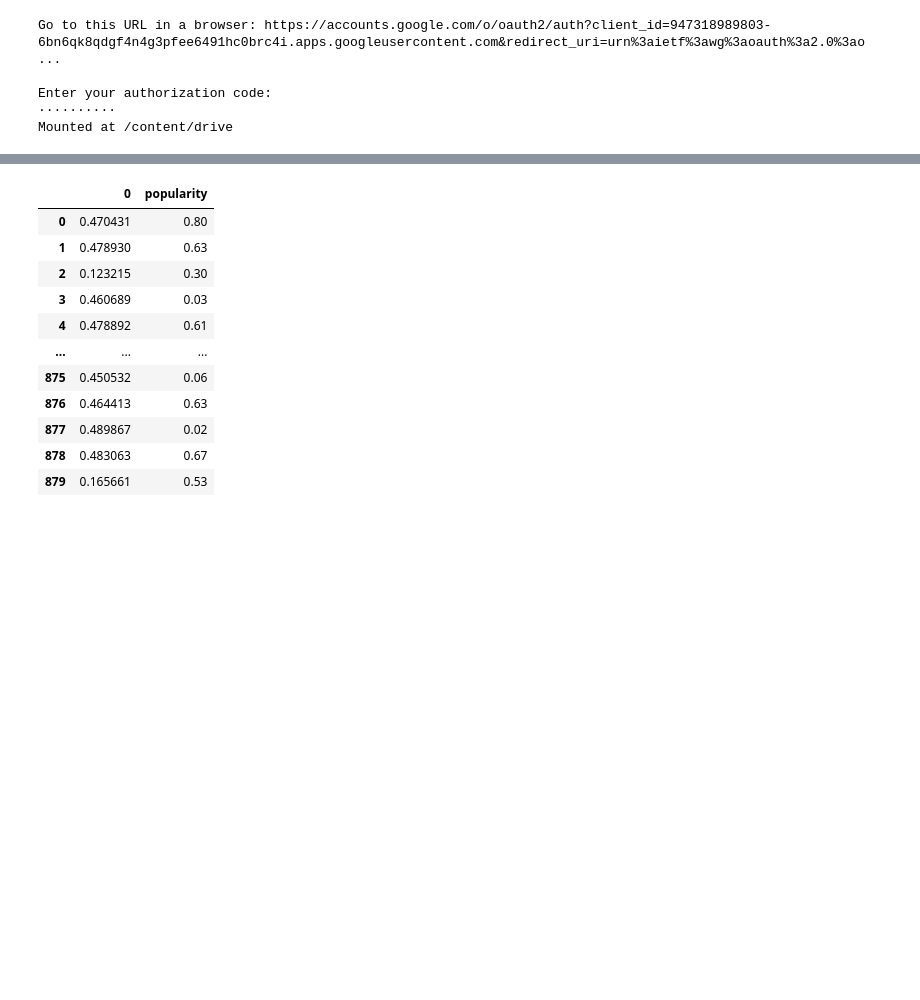
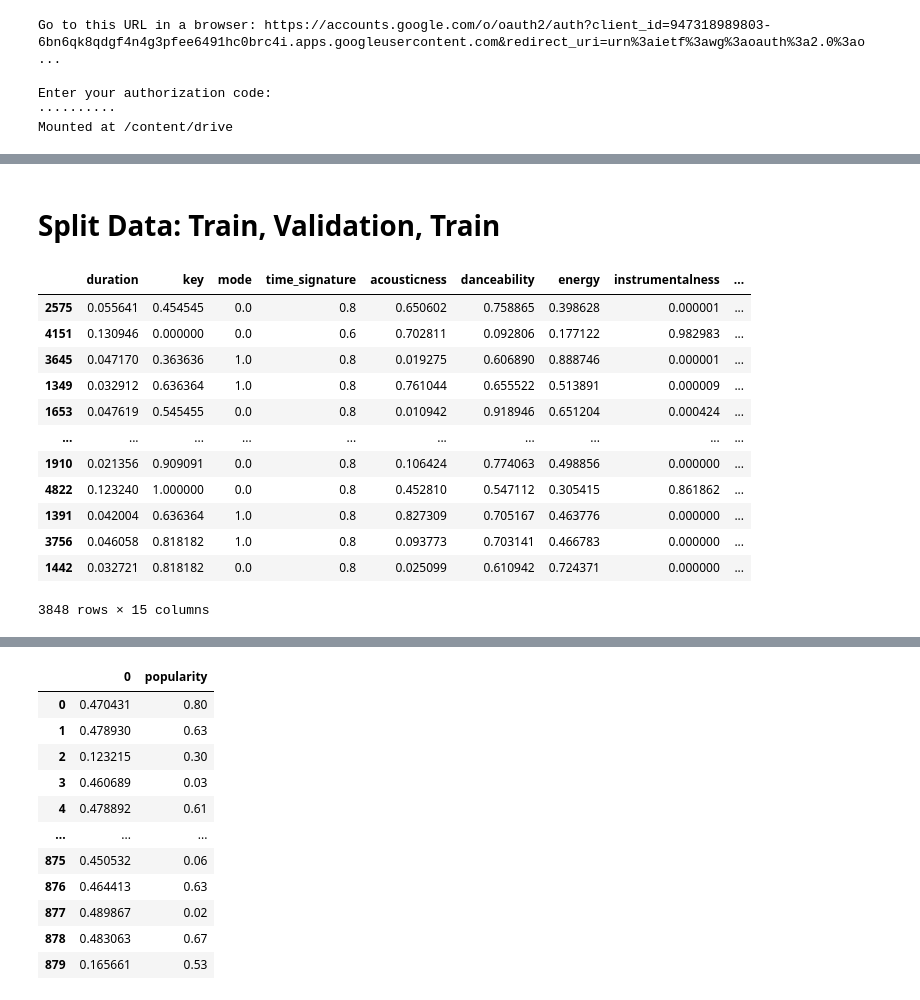
Before and after one commit to APS360-Team-34/Hit-Song-Prediction, a Jupyter notebook: Playground_Cynthia.ipynb, the cells around one changed output, grey strips where cells are left out. Cells and saved outputs as stored; diff of their text form; code cells hidden in the pictures; blank space fills up the shorter version.

```diff
--- a/Playground_Cynthia.ipynb
+++ b/Playground_Cynthia.ipynb
@@ -78,3 +109,5 @@ Loaded playlist from file: playlist_2sRZldX6n9oaII70OoO3zB
+# %% [markdown]
+# Split Data: Train, Validation, Train
 # %%
 def train_validate_test_split(df, train_percent=.7, validate_percent=.15, seed=50):
     np.random.seed(seed)
@@ -89,5 +131,19 @@ def train_validate_test_split(df, train_percent=.7, validate_percent=.15, seed=5
 # %%
-train, validate, test = train_validate_test_split(normalized_df)
+#train, validate, test = train_validate_test_split(normalized_df)
+# %% [output]
+|  | duration | key | mode | time_signature | acousticness | danceability | energy | instrumentalness | ... |
+| 2575 | 0.055641 | 0.454545 | 0.0 | 0.8 | 0.650602 | 0.758865 | 0.398628 | 0.000001 | ... |
+| 4151 | 0.130946 | 0.000000 | 0.0 | 0.6 | 0.702811 | 0.092806 | 0.177122 | 0.982983 | ... |
+| 3645 | 0.047170 | 0.363636 | 1.0 | 0.8 | 0.019275 | 0.606890 | 0.888746 | 0.000001 | ... |
+| 1349 | 0.032912 | 0.636364 | 1.0 | 0.8 | 0.761044 | 0.655522 | 0.513891 | 0.000009 | ... |
+| 1653 | 0.047619 | 0.545455 | 0.0 | 0.8 | 0.010942 | 0.918946 | 0.651204 | 0.000424 | ... |
+| ... | ... | ... | ... | ... | ... | ... | ... | ... | ... |
+| 1910 | 0.021356 | 0.909091 | 0.0 | 0.8 | 0.106424 | 0.774063 | 0.498856 | 0.000000 | ... |
+| 4822 | 0.123240 | 1.000000 | 0.0 | 0.8 | 0.452810 | 0.547112 | 0.305415 | 0.861862 | ... |
+| 1391 | 0.042004 | 0.636364 | 1.0 | 0.8 | 0.827309 | 0.705167 | 0.463776 | 0.000000 | ... |
+| 3756 | 0.046058 | 0.818182 | 1.0 | 0.8 | 0.093773 | 0.703141 | 0.466783 | 0.000000 | ... |
+| 1442 | 0.032721 | 0.818182 | 0.0 | 0.8 | 0.025099 | 0.610942 | 0.724371 | 0.000000 | ... |
+3848 rows × 15 columns
 # %%
 class TestNet(nn.Module):
     def __init__(self):
```
Also changed, not shown: parts of 28 cells of this notebook.
